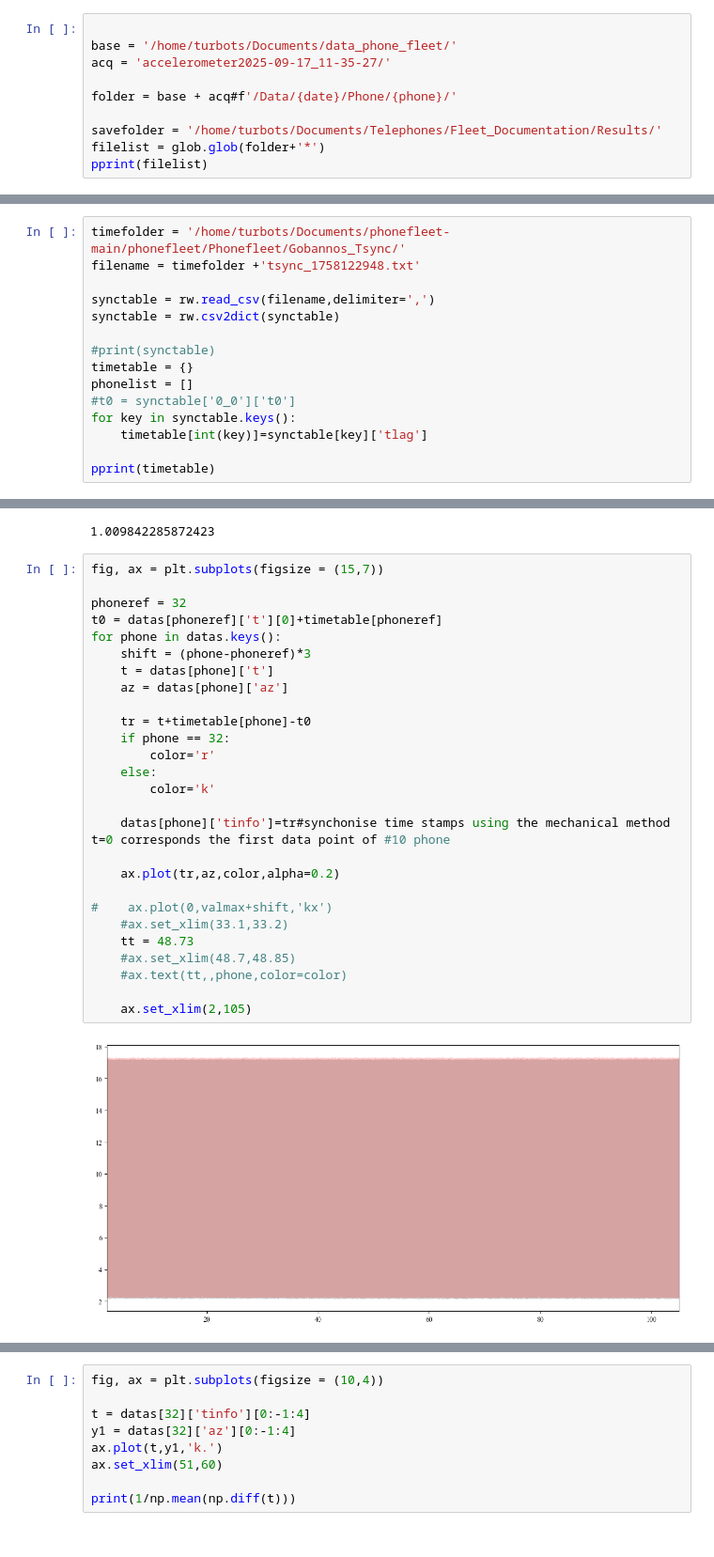
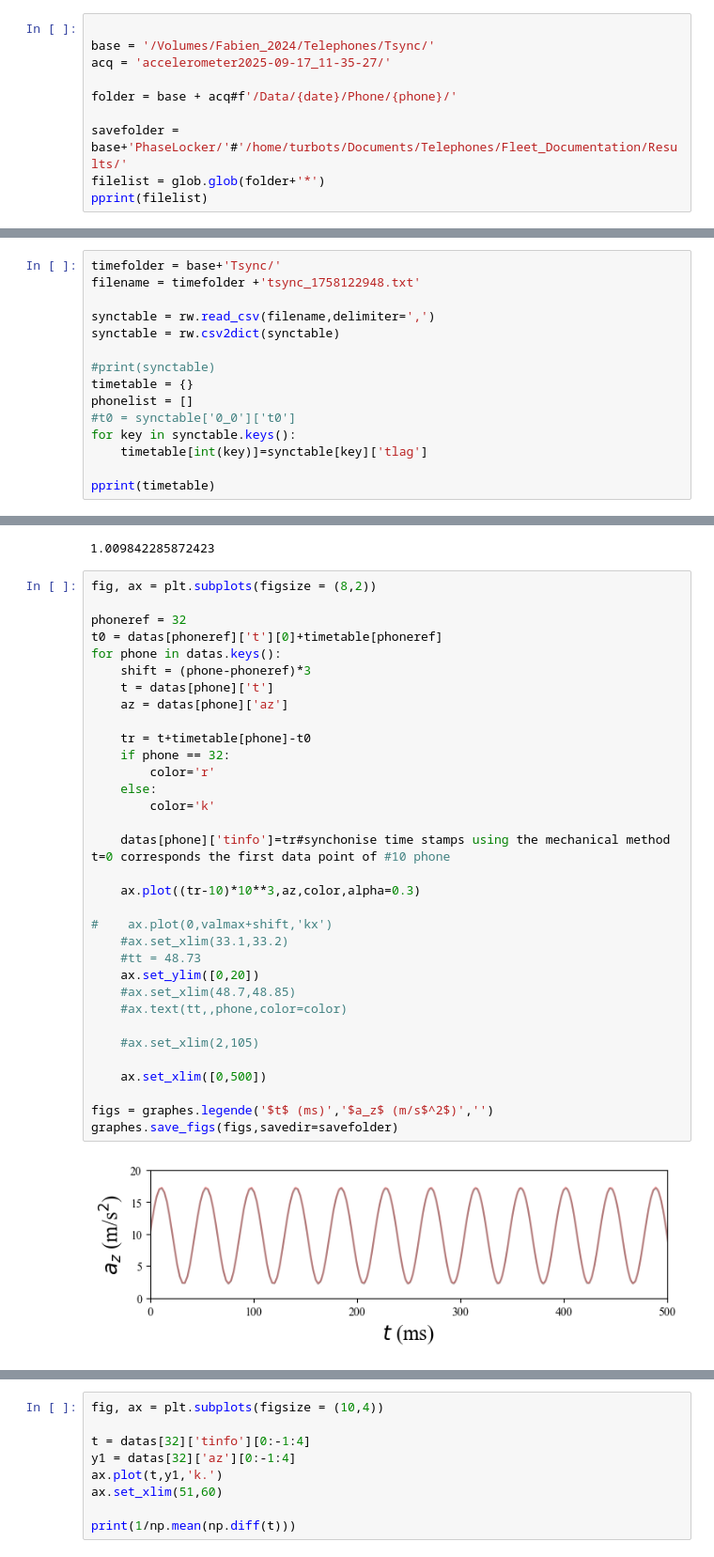
Before and after one commit to Turbotice/icewave, a Jupyter notebook: icewave/phone/Tsync/Sync_phones_170925_phaselocker.ipynb, the cells around one changed output, grey strips where cells are left out. Shown at 94% size. Saved outputs shown, nothing was run; the diff lists cells and outputs as text.

Commit message:
Update Notebooks (smartphone server, phone data analysis)

```diff
--- a/icewave/phone/Tsync/Sync_phones_170925_phaselocker.ipynb
+++ b/icewave/phone/Tsync/Sync_phones_170925_phaselocker.ipynb
@@ -117,11 +39,11 @@ Please install garmin package
 # %%
 
-base = '/home/turbots/Documents/data_phone_fleet/'
+base = '/Volumes/Fabien_2024/Telephones/Tsync/'
 acq = 'accelerometer2025-09-17_11-35-27/'
 
 folder = base + acq#f'/Data/{date}/Phone/{phone}/'
 
-savefolder = '/home/turbots/Documents/Telephones/Fleet_Documentation/Results/'
+savefolder = base+'PhaseLocker/'#'/home/turbots/Documents/Telephones/Fleet_Documentation/Results/'
 filelist = glob.glob(folder+'*')
 pprint(filelist)
 # %% [output]
@@ -173,7 +87,7 @@ ax.plot(t,az,'k')
 for phone in resuls.keys():
     datas[phone]['']
 # %%
-timefolder = '/home/turbots/Documents/phonefleet-main/phonefleet/Phonefleet/Gobannos_Tsync/'
+timefolder = base+'Tsync/'
 filename = timefolder +'tsync_1758122948.txt'
 
 synctable = rw.read_csv(filename,delimiter=',')
@@ -194,31 +108,37 @@ pprint(timetable)
 # %% [output]
 1.009842285872423
 # %%
-fig, ax = plt.subplots(figsize = (15,7))
+fig, ax = plt.subplots(figsize = (8,2))
 
 phoneref = 32
 t0 = datas[phoneref]['t'][0]+timetable[phoneref]
 for phone in datas.keys():
     shift = (phone-phoneref)*3
     t = datas[phone]['t']
     az = datas[phone]['az']
 
     tr = t+timetable[phone]-t0
     if phone == 32:
         color='r'
     else:
         color='k'
 
     datas[phone]['tinfo']=tr#synchonise time stamps using the mechanical method t=0 corresponds the first data point of #10 phone
 
-    ax.plot(tr,az,color,alpha=0.2)
+    ax.plot((tr-10)*10**3,az,color,alpha=0.3)
 
 #    ax.plot(0,valmax+shift,'kx')
     #ax.set_xlim(33.1,33.2)
-    tt = 48.73
+    #tt = 48.73
+    ax.set_ylim([0,20])
     #ax.set_xlim(48.7,48.85)
     #ax.text(tt,,phone,color=color)
 
-    ax.set_xlim(2,105)
+    #ax.set_xlim(2,105)
+
+    ax.set_xlim([0,500])
+
+figs = graphes.legende('$t$ (ms)','$a_z$ (m/s$^2$)','')
+graphes.save_figs(figs,savedir=savefolder)
 # %% [output]
-[figure, old version]
+[figure, new version]
```
Also changed, not shown: parts of 19 cells of this notebook, 5 other files.
